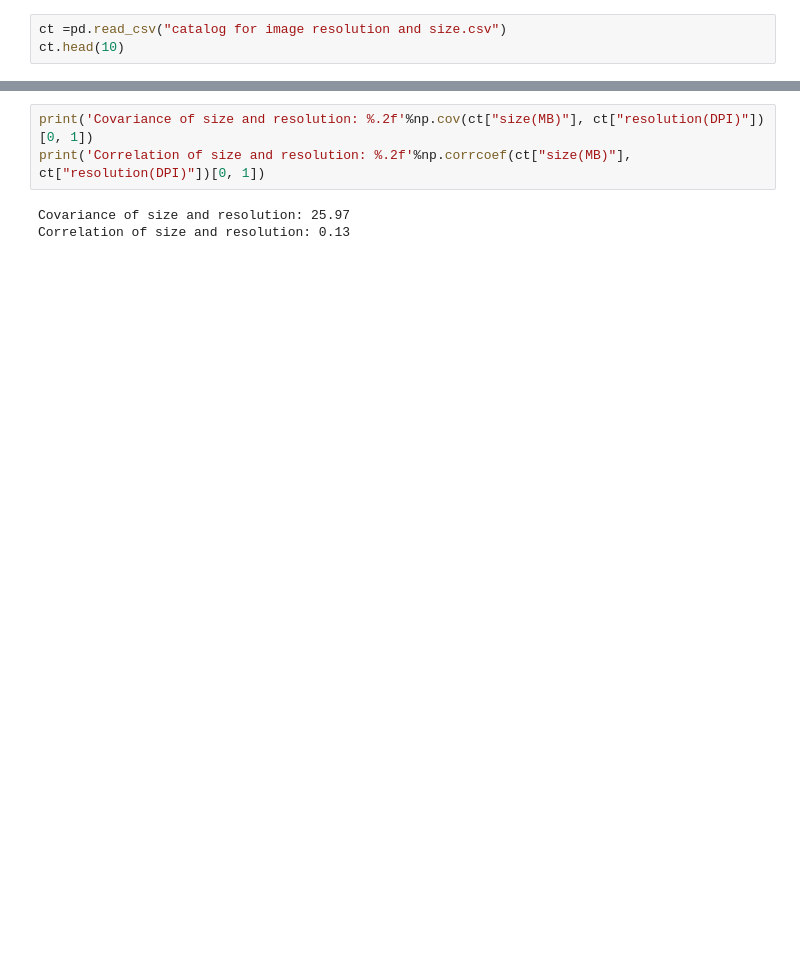
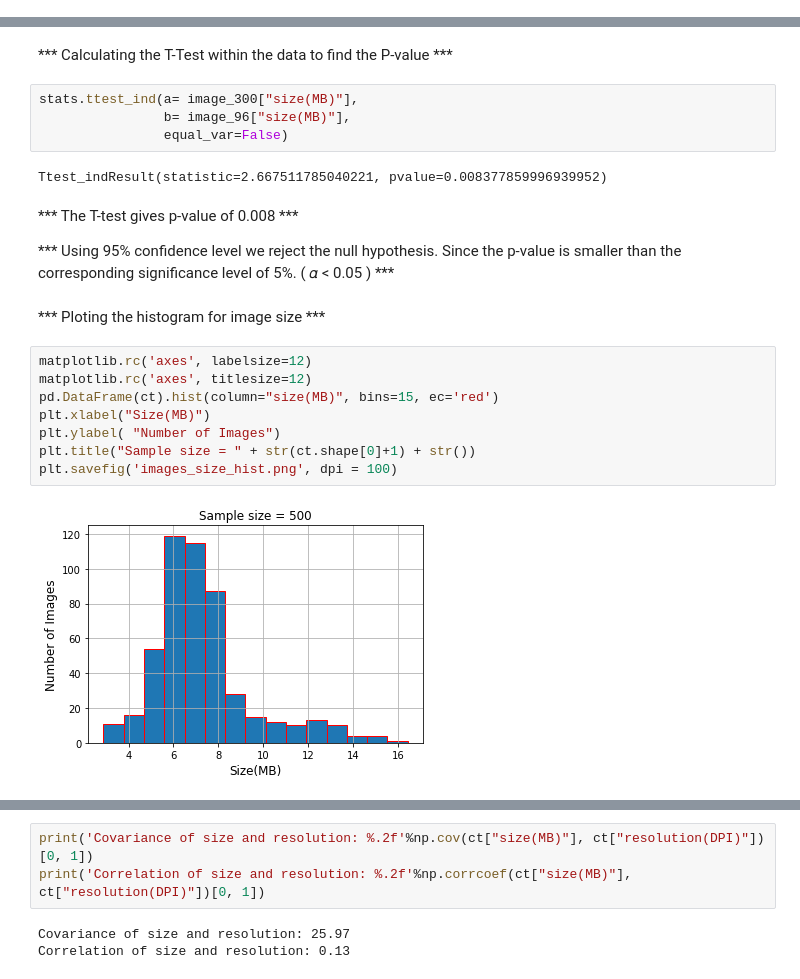
Before and after one commit to UNCG-CSE/Poststorm_Imagery, a Jupyter notebook: src/python/psic/image_analysis/image_size_and_resolution_stats.ipynb, the cells around one changed output, grey strips where cells are left out. Saved outputs shown, nothing was run; the diff lists cells and outputs as text; blank space fills up the shorter version.

```diff
--- a/src/python/psic/image_analysis/image_size_and_resolution_stats.ipynb
+++ b/src/python/psic/image_analysis/image_size_and_resolution_stats.ipynb
@@ -9,3 +0,0 @@ import seaborn as sns
-# %%
-ct =pd.read_csv("catalog for image resolution and size.csv")
-ct.head(10)
@@ -129,0 +120,24 @@ Confidence interval: (147.46736321314708, 163.66863678685294)
+# %% [markdown]
+*** Calculating the T-Test within the data to find the P-value ***
+# %%
+stats.ttest_ind(a= image_300["size(MB)"],
+                b= image_96["size(MB)"],
+                equal_var=False)
+# %% [output]
+Ttest_indResult(statistic=2.667511785040221, pvalue=0.008377859996939952)
+# %% [markdown]
+*** The T-test gives p-value of 0.008 ***
+
+*** Using 95% confidence level we reject the null hypothesis. Since the p-value is smaller than the corresponding significance level of 5%. ( 𝛼 < 0.05 ) ***
+# %% [markdown]
+*** Ploting the histogram for image size ***
+# %%
+matplotlib.rc('axes', labelsize=12)
+matplotlib.rc('axes', titlesize=12)
+pd.DataFrame(ct).hist(column="size(MB)", bins=15, ec='red')
+plt.xlabel("Size(MB)")
+plt.ylabel( "Number of Images")
+plt.title("Sample size = " + str(ct.shape[0]+1) + str())
+plt.savefig('images_size_hist.png', dpi = 100)
+# %% [output]
+[figure, added]
```
Also changed, not shown: parts of 39 cells of this notebook, 6 other files.
